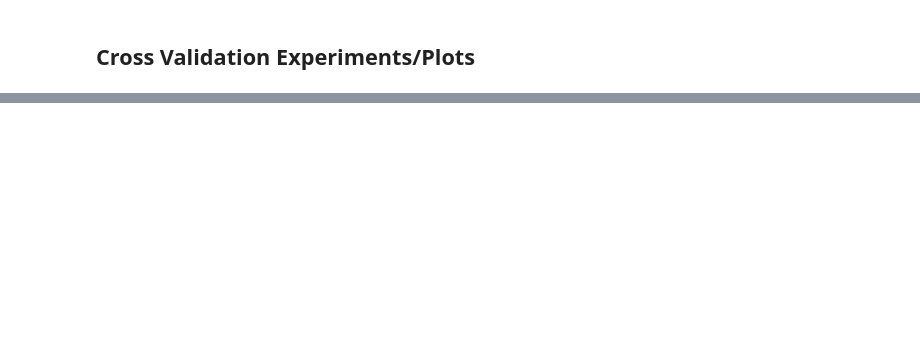
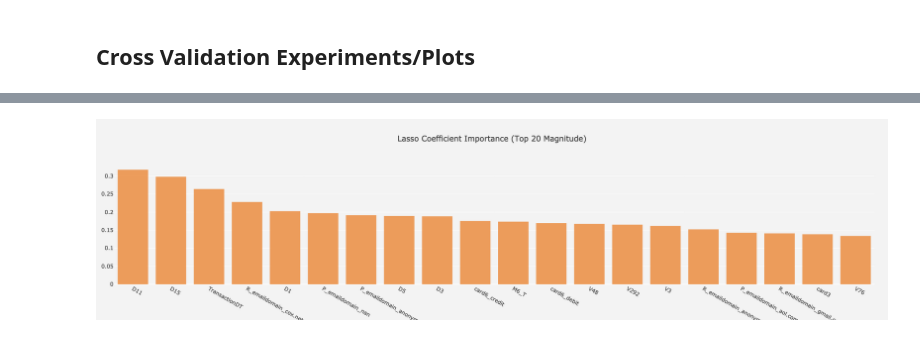
Before and after one commit to dostoyevsky1/cautious-carnival, a Jupyter notebook: fraud_detection.ipynb, the cells around one changed output, grey strips where cells are left out. Drawn from its saved outputs; the diff is of its cells as text; code cells hidden in the pictures; blank space fills up the shorter version.

```diff
--- a/fraud_detection.ipynb
+++ b/fraud_detection.ipynb
@@ -544,0 +664,19 @@ loop time is:42.77906733999998
+# %%
+
+x_data = ['Logit Train', 'Logit Test', 'Ridge Train', 'Ridge Test',
+          'Lasso Train', 'Lasso Test', 'Random Forest Train', 'Random Forest Test',
+          'SVM Train', 'SVM Test']
+
+
+y_data = [logit_train_ls05, logit_test_ls05,
+         logit_ridge_train_ls05, logit_ridge_test_ls05,
+         logit_lasso_train_ls05, logit_lasso_test_ls05,
+         rf_train_ls05, rf_test_ls05, svm_train_ls05, svm_test_ls05]
+
+colors = ['rgba(93, 164, 214, 0.5)', 'rgba(255, 144, 14, 0.5)',
+          'rgba(44, 160, 101, 0.5)','rgba(255, 65, 54, 0.5)',
+          'rgba(207, 114, 255, 0.5)','rgba(127, 96, 0, 0.5)',
+          'rgba(93, 164, 214, 0.5)','rgba(255, 144, 14, 0.5)',
+           'rgba(44, 160, 101, 0.5)','rgba(255, 65, 54, 0.5)']
+
+traces = []
@@ -555,30 +773,43 @@ cols = [item[1] for item in coefs]
+# %%
+coefs = list(zip(*[coef[0].tolist() for coef in lasso_coefs]))
+coefs = list(map(lambda x: list(map(lambda y: abs(y),x)), coefs))
+coefs = [np.mean(coef) for coef in coefs]
+
+cols = transaction_df.drop(['isFraud','TransactionID'],axis=1).columns
+
+coefs = sorted(list(zip(coefs, cols)), key = lambda x: x[0], reverse = True)
+
+abs_avg_coefs = [item[0] for item in coefs]
+cols = [item[1] for item in coefs]
 # %%
 layout = go.Layout(
 autosize=True,
 title='Lasso Coefficient Importance (Top 20 Magnitude)',
 yaxis=dict(
     autorange=True,
     showgrid=True,
     zeroline=True,
     dtick=0,
     gridcolor='rgb(255, 255, 255)',
     gridwidth=1,
     zerolinecolor='rgb(255, 255, 255)',
     zerolinewidth=2,
 ),
 margin=dict(
     l=40,
     r=30,
     b=80,
     t=100,
 ),
 paper_bgcolor='rgb(243, 243, 243)',
 plot_bgcolor='rgb(243, 243, 243)',
 showlegend=False
 )
 
 fig = go.Figure(layout=layout)
 
-fig.add_trace(go.Bar(x = cols[:20], y = abs_coefs[:20]))
+fig.add_trace(go.Bar(x = cols[:20], y = abs_avg_coefs[:20], marker_color = 'rgba(234, 131, 46, 0.77)'))
 
 fig.show()
+# %% [output]
+[figure, added]
```
Also changed, not shown: parts of 29 cells of this notebook, 8 other files.
